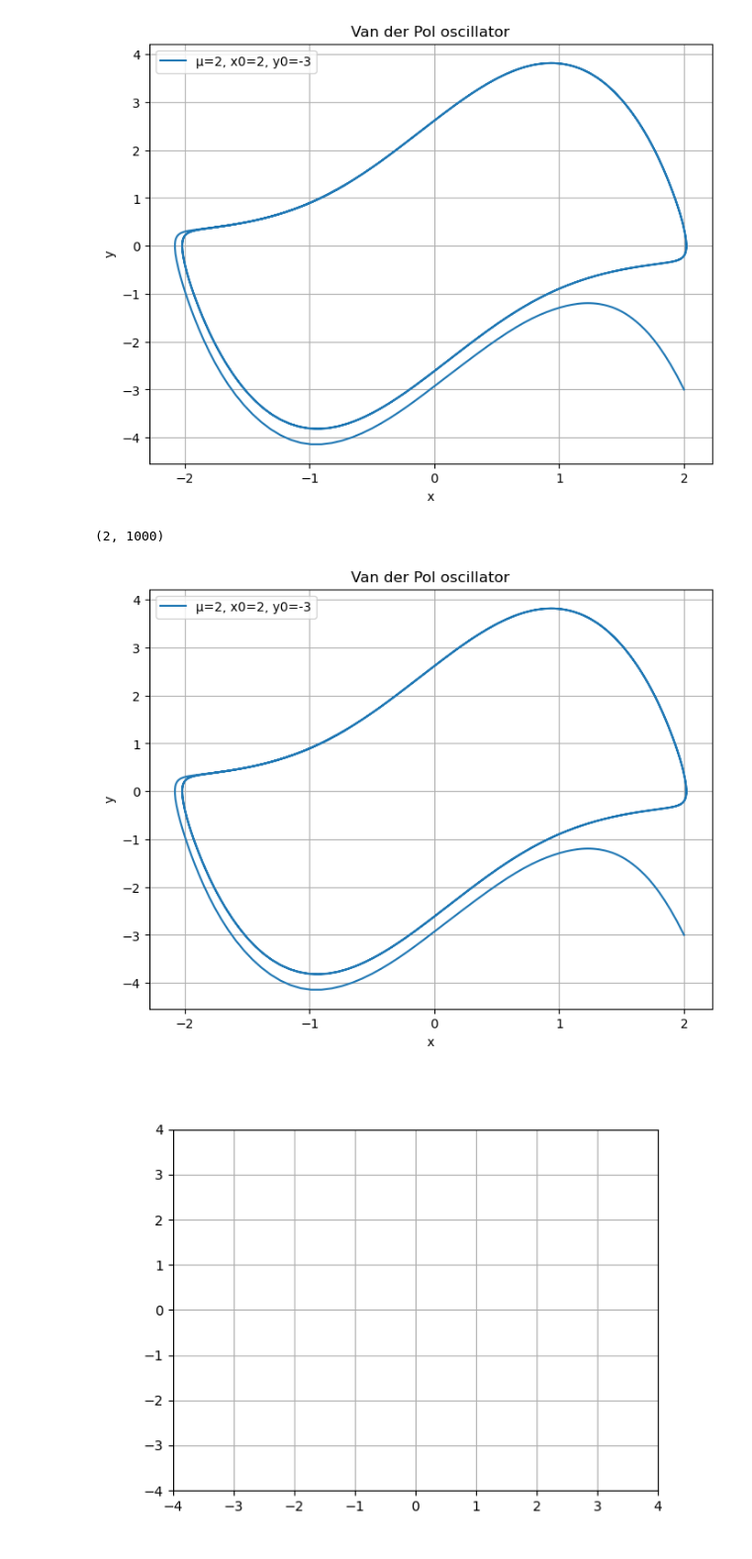
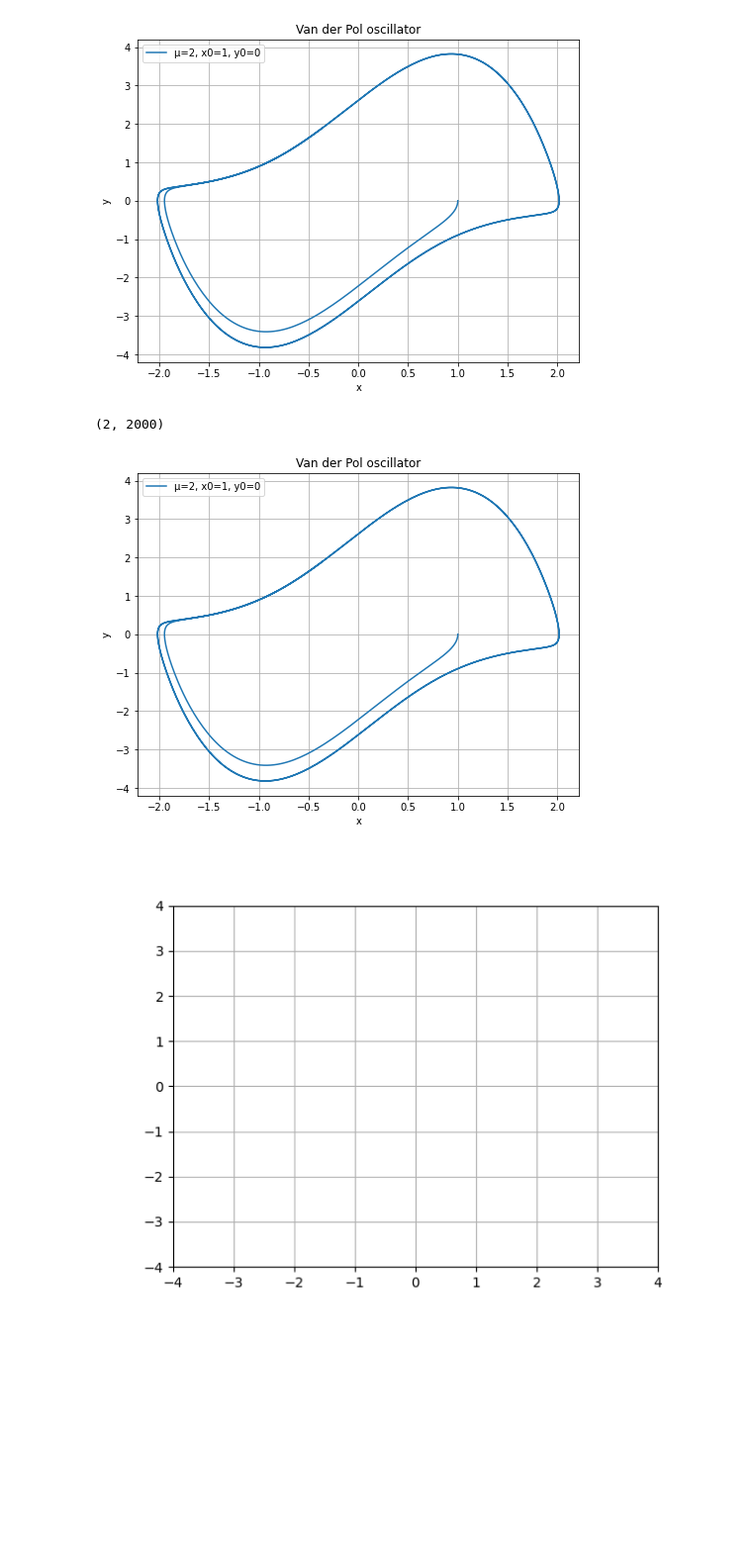
Before and after one commit to ela-d/DMD, a Jupyter notebook: vdp_example.ipynb, the cells around one changed output. Shown: that part at 99% size. Saved outputs shown, nothing was run; the diff lists cells and outputs as text; code cells hidden in the pictures; blank space fills up the shorter version.

```diff
--- a/vdp_example.ipynb
+++ b/vdp_example.ipynb
@@ -7,36 +7,36 @@ import matplotlib.animation as animation
 %run DMD_functions.ipynb
 # %%
 #Van der Pol oscillator system
-initial_condition = (2,-3)
+initial_condition = (1,0)
 mu = 2
 t_span=(0,20)
-t_eval = np.linspace(t_span[0], t_span[1], 1000)
+t_eval = np.linspace(t_span[0], t_span[1], 2000)
 
 
 def van_der_pol(t, state, mu):
     x, y = state
     dxdt = y
     dydt = mu * (1 - x**2) * y - x
     return [dxdt, dydt]
 
 
 sol = solve_ivp(van_der_pol, t_span, [initial_condition[0], initial_condition[1]], args=(mu,), t_eval=t_eval, vectorized=True) #u sol.y[0] i sol.y[1] su (x,y) koordinate točke za svaki trenutak
 
 #print(sol.y[0].shape, sol.y[1].shape)
 #print(sol.t.shape)
 
 plt.figure(figsize=(8,6))
 plt.plot(sol.y[0], sol.y[1], label=f"μ={mu}, x0={initial_condition[0]}, y0={initial_condition[1]}")
 
 
 plt.title("Van der Pol oscillator")
 plt.xlabel("x")
 plt.ylabel("y")
 plt.legend()
 plt.grid()
 plt.show()
 # %% [output]
-[figure, old version]
+[figure, new version]
 # %%
 vdp = sol.y
 print(vdp.shape)
@@ -52,8 +52,8 @@ plt.legend()
 plt.grid()
 plt.show()
 # %% [output]
-(2, 1000)
+(2, 2000)
-[figure, old version]
+[figure, new version]
 # %%
 %matplotlib widget
 
```
Also changed, not shown: parts of 10 cells of this notebook.
